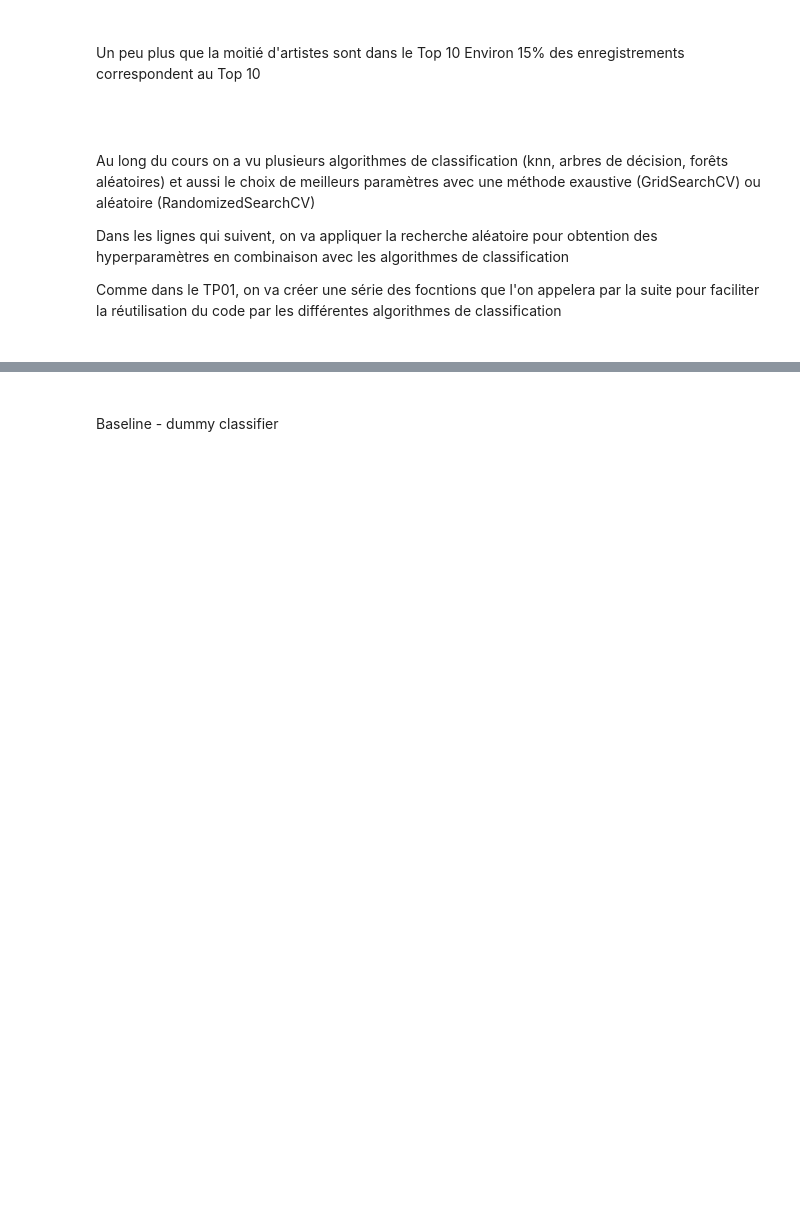
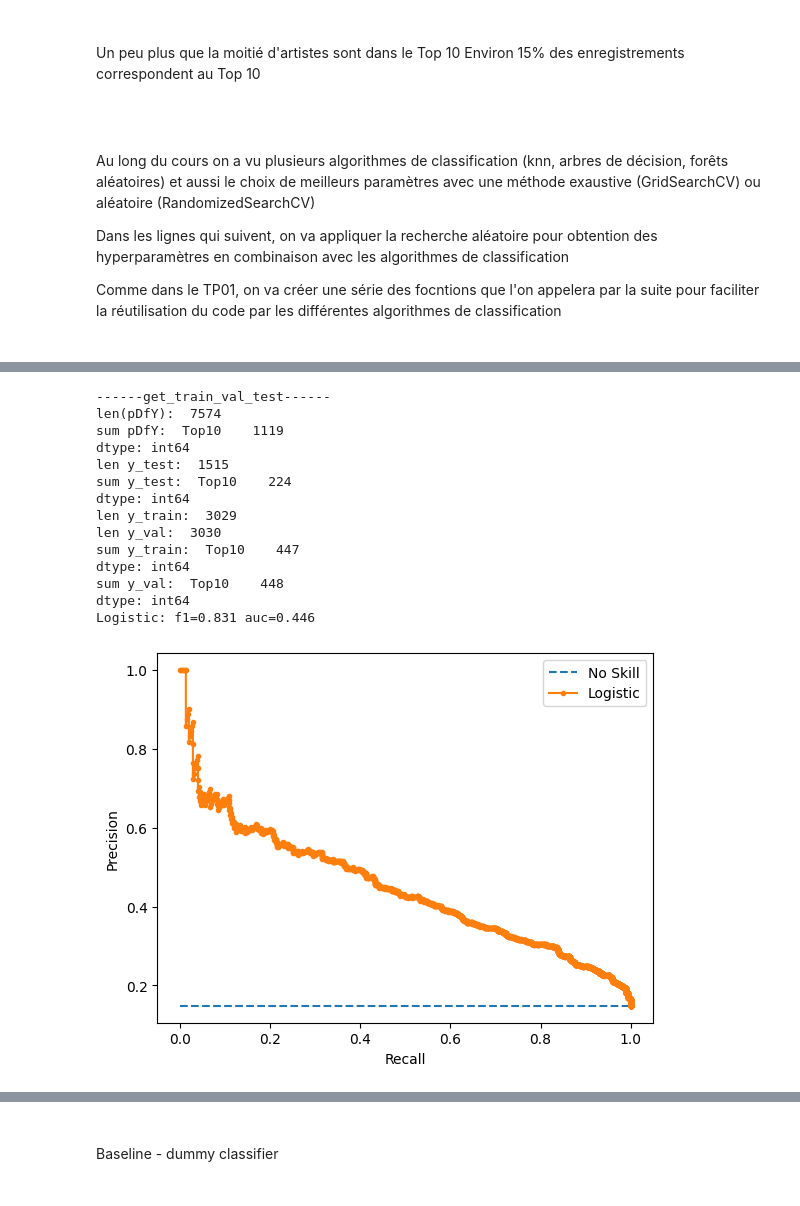
Before and after one commit to rennyatwork/CegepSteFoy_IA, a Jupyter notebook: 05_MachineLearning/TP02/tp02_v07.ipynb, the cells around one changed output, grey strips where cells are left out. Cells and saved outputs as stored; diff of their text form; code cells hidden in the pictures; blank space fills up the shorter version.

```diff
--- a/05_MachineLearning/TP02/tp02_v07.ipynb
+++ b/05_MachineLearning/TP02/tp02_v07.ipynb
@@ -754,0 +751,75 @@ plot_multi_precision_recall(dictResults)
+# %%
+### logistic
+
+## https://machinelearningmastery.com/roc-curves-and-precision-recall-curves-for-classification-in-python/
+# precision-recall curve and f1
+from sklearn.datasets import make_classification
+from sklearn.linear_model import LogisticRegression
+from sklearn.model_selection import train_test_split
+from sklearn.metrics import precision_recall_curve
+from sklearn.metrics import f1_score
+from sklearn.metrics import auc
+from matplotlib import pyplot
+
+# generate 2 class dataset
+X, y = make_classification(n_samples=1000, n_classes=2, random_state=1)
+
+# split into train/test sets
+trainX, testX, trainy, testy = train_test_split(X, y, test_size=0.5, random_state=2)
+
+##################
+## Obtention des df train, val, test
+scaler = StandardScaler()
+X_train, X_val, X_test, y_train, y_val, y_test = get_train_val_test(
+    scaler.fit_transform(dfXNum)
+    , dfY)
+
+trainX = X_train
+testX = X_val
+trainy = y_train
+testy = y_val
+##############
+
+# fit a model
+model = LogisticRegression(solver='lbfgs')
+model.fit(trainX, trainy)
+# predict probabilities
+lr_probs = model.predict_proba(testX)
+# keep probabilities for the positive outcome only
+lr_probs = lr_probs[:, 1]
+# predict class values
+yhat = model.predict(testX)
+lr_precision, lr_recall, _ = precision_recall_curve(testy, lr_probs)
+lr_f1 = f1_score(testy, yhat, average='weighted')
+lr_auc = auc(lr_recall, lr_precision)
+
+# summarize scores
+print('Logistic: f1=%.3f auc=%.3f' % (lr_f1, lr_auc))
+# plot the precision-recall curves
+#no_skill = len(testy[testy==1]) / len(testy)
+no_skill = testy.sum()/ len(testy)
+pyplot.plot([0, 1], [no_skill, no_skill], linestyle='--', label='No Skill')
+pyplot.plot(lr_recall, lr_precision, marker='.', label='Logistic')
+# axis labels
+pyplot.xlabel('Recall')
+pyplot.ylabel('Precision')
+# show the legend
+pyplot.legend()
+# show the plot
+pyplot.show()
+# %% [output]
+------get_train_val_test------
+len(pDfY):  7574
+sum pDfY:  Top10    1119
+dtype: int64
+len y_test:  1515
+sum y_test:  Top10    224
+dtype: int64
+len y_train:  3029
+len y_val:  3030
+sum y_train:  Top10    447
+dtype: int64
+sum y_val:  Top10    448
+dtype: int64
+Logistic: f1=0.831 auc=0.446
+[figure, added]
```
Also changed, not shown: parts of 19 cells of this notebook.
